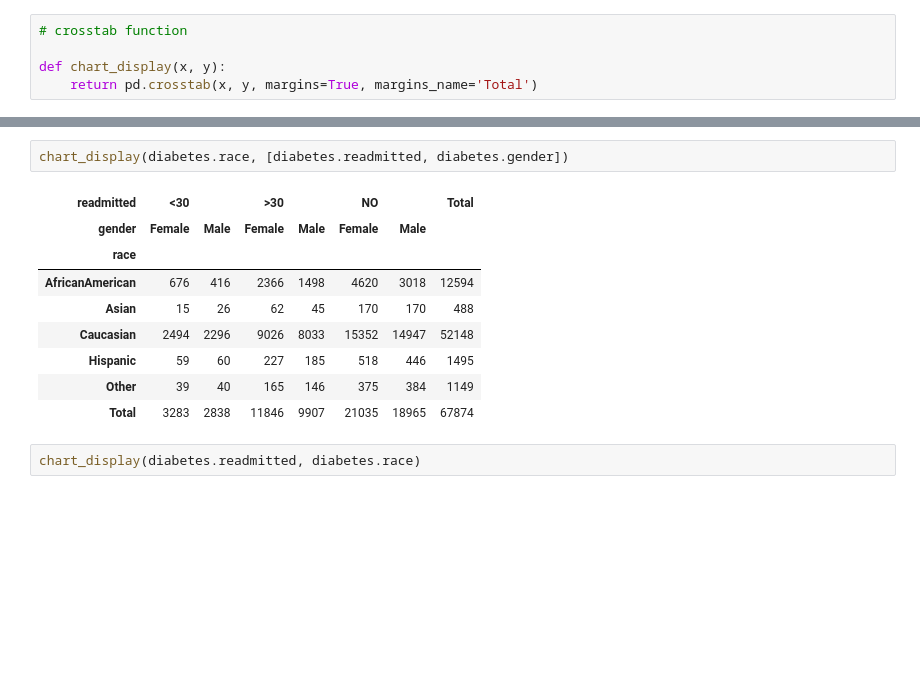
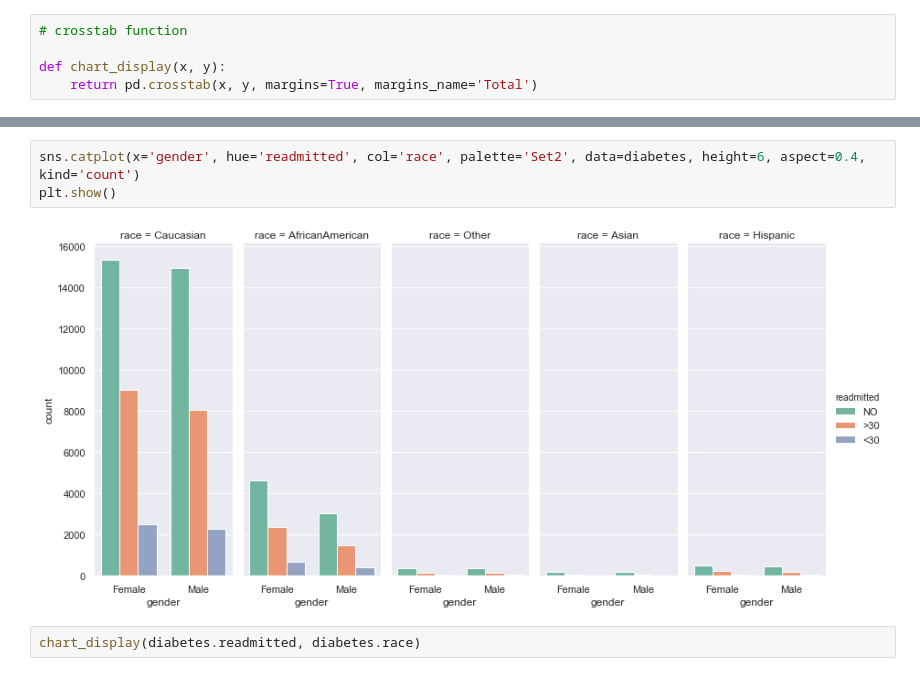
Before and after one commit to annasophiat/diabetic-readmissions, a Jupyter notebook: diabetes_storytelling.ipynb, the cells around one changed output, grey strips where cells are left out. Saved outputs shown, nothing was run; the diff lists cells and outputs as text; blank space fills up the shorter version.

```diff
--- a/diabetes_storytelling.ipynb
+++ b/diabetes_storytelling.ipynb
@@ -84,15 +87,8 @@ plt.show()
-# %%
-chart_display(diabetes.race, [diabetes.readmitted, diabetes.gender])
-# %% [output]
-| readmitted | <30 |  | >30 |  | NO |  | Total |
-| gender | Female | Male | Female | Male | Female | Male |  |
-| race |  |  |  |  |  |  |  |
-| AfricanAmerican | 676 | 416 | 2366 | 1498 | 4620 | 3018 | 12594 |
-| Asian | 15 | 26 | 62 | 45 | 170 | 170 | 488 |
-| Caucasian | 2494 | 2296 | 9026 | 8033 | 15352 | 14947 | 52148 |
-| Hispanic | 59 | 60 | 227 | 185 | 518 | 446 | 1495 |
-| Other | 39 | 40 | 165 | 146 | 375 | 384 | 1149 |
-| Total | 3283 | 2838 | 11846 | 9907 | 21035 | 18965 | 67874 |
+# %%
+sns.catplot(x='gender', hue='readmitted', col='race', palette='Set2', data=diabetes, height=6, aspect=0.4, kind='count')
+plt.show()
+# %% [output]
+[figure, added]
 # %%
 chart_display(diabetes.readmitted, diabetes.race)
 # %% [output]
```
Also changed, not shown: parts of 125 cells of this notebook.
